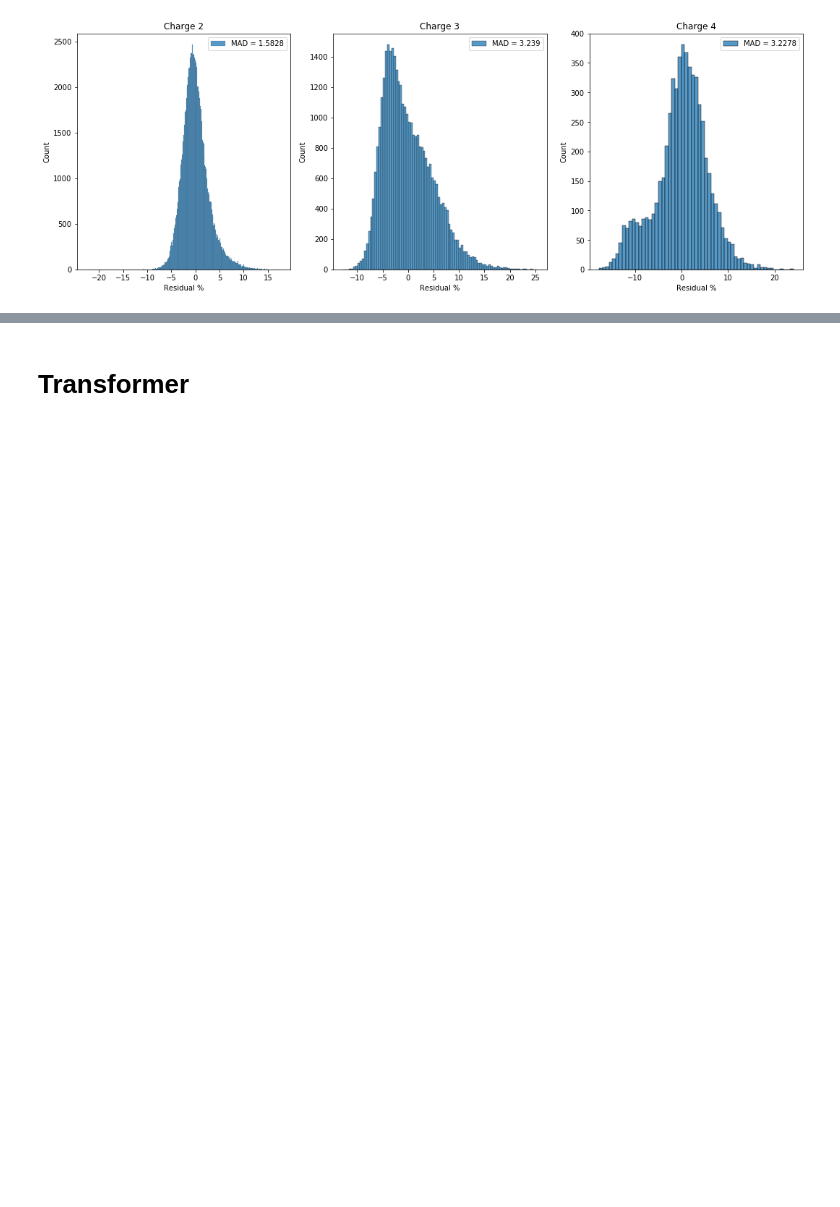
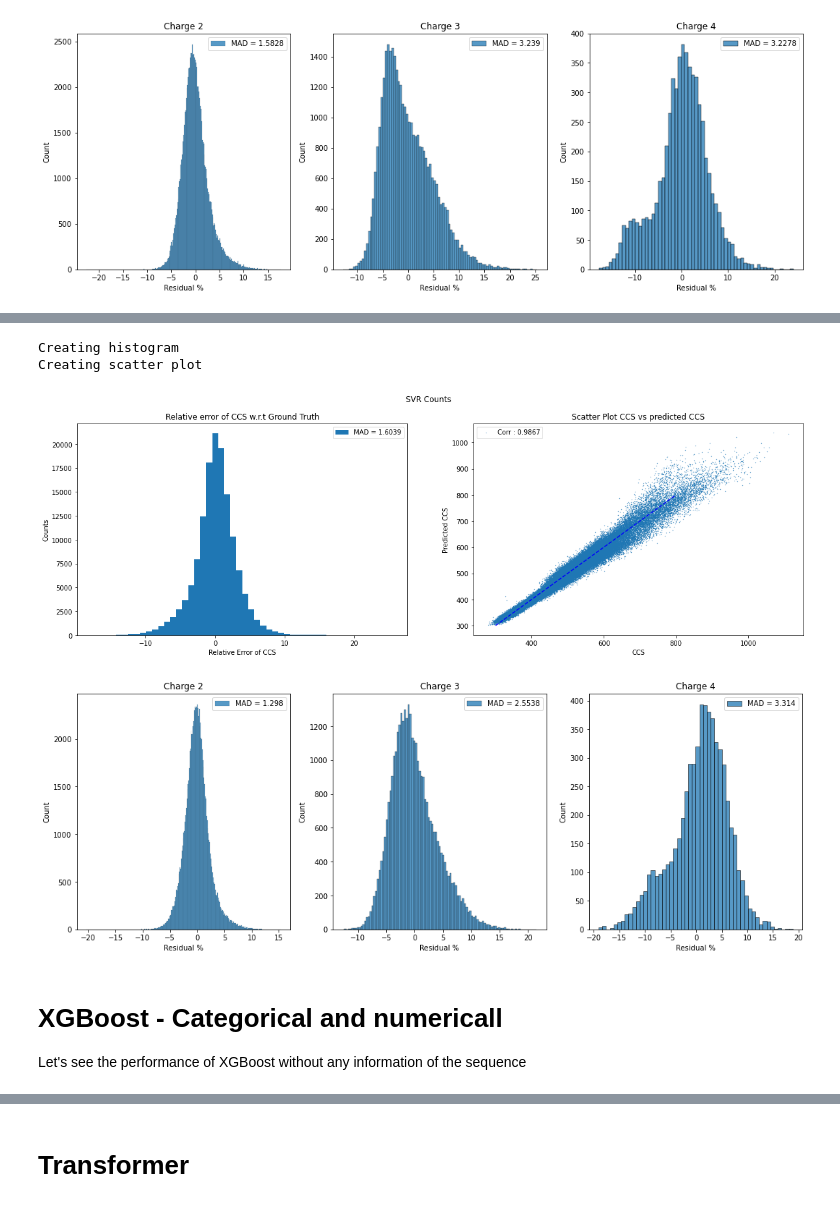
Before and after one commit to jlrestrepol/ccs, a Jupyter notebook: code/CCS_valset.ipynb, the cells around one changed output, grey strips where cells are left out. Drawn from its saved outputs; the diff is of its cells as text; code cells hidden in the pictures; blank space fills up the shorter version.

```diff
--- a/code/CCS_valset.ipynb
+++ b/code/CCS_valset.ipynb
@@ -79,0 +72,60 @@ features_complete =  np.load(paths_dic['data']+'counts_fig1.npy', allow_pickle=T
+# %%
+#Load data in
+
+features_complete =  np.load(paths_dic['data']+'dipeptide_fig1.npy', allow_pickle=True)
+
+#Train/Val splitv
+
+x_train, x_test, y_train, y_test = sklearn.model_selection.train_test_split(features_complete, df1['CCS'], random_state=3122021, stratify=features_complete[:,-1])
+
+#Instantiate models
+n_estimators = 50
+regr2 = BaggingRegressor(base_estimator=LinearSVR(dual =False, loss='squared_epsilon_insensitive'), n_estimators=n_estimators,
+random_state=0, n_jobs=-1, max_samples= 1.0/n_estimators, verbose = 1)
+regr3 = BaggingRegressor(base_estimator=LinearSVR(dual =False, loss='squared_epsilon_insensitive'), n_estimators=n_estimators,
+random_state=0, n_jobs=-1, max_samples= 1.0/n_estimators, verbose = 1)
+regr4 = BaggingRegressor(base_estimator=LinearSVR(dual =False, loss='squared_epsilon_insensitive'), n_estimators=n_estimators,
+random_state=0, n_jobs=-1, max_samples= 1.0/n_estimators, verbose = 1)
+
+regr2.fit(x_train[x_train[:,-1]==2][:,:-1], y_train[x_train[:,-1]==2])
+regr3.fit(x_train[x_train[:,-1]==3][:,:-1], y_train[x_train[:,-1]==3])
+regr4.fit(x_train[x_train[:,-1]==4][:,:-1], y_train[x_train[:,-1]==4])
+
+preds = pd.DataFrame(df1.loc[y_test.index][['Charge', 'CCS']], columns = ['Charge', 'CCS'])
+preds['svr'] = 0
+
+preds.loc[preds['Charge']==2, 'svr'] = regr2.predict(x_test[x_test[:,-1]==2][:,:-1])
+preds.loc[preds['Charge']==3, 'svr'] = regr3.predict(x_test[x_test[:,-1]==3][:,:-1])
+preds.loc[preds['Charge']==4, 'svr'] = regr4.predict(x_test[x_test[:,-1]==4][:,:-1])
+
+res_rel = (preds['svr']-y_test)/y_test*100
+
+print('Creating histogram')
+fig, ax = plt.subplots(nrows = 1, ncols = 2, figsize = (20, 6))
+fig.suptitle('SVR Counts', fontsize = 12)
+ax[0].hist(res_rel, bins = 50, label = f'MAD = {np.round(scipy.stats.median_abs_deviation(res_rel), 4)}')
+ax[0].set_xlabel('Relative Error of CCS')
+ax[0].set_ylabel('Counts')
+ax[0].set_title('Relative error of CCS w.r.t Ground Truth')
+ax[0].legend()
+
+print('Creating scatter plot')
+corr, _ = scipy.stats.pearsonr(preds['svr'],y_test)
+ax[1].scatter(y_test, preds['svr'], label = f'Corr : {np.round(corr, 4)}', s = 0.1)
+ax[1].set_xlabel('CCS')
+ax[1].set_ylabel('Predicted CCS')
+ax[1].set_title('Scatter Plot CCS vs predicted CCS')
+ax[1].plot(np.arange(300,800), np.arange(300,800), 'b--')
+ax[1].legend()
+
+fig, ax = plt.subplots(nrows=1, ncols=3, figsize=(18,6))
+i = 0
+for ax, df_it in zip(ax, [preds[preds['Charge']==2], preds[preds['Charge']==3], preds[preds['Charge']==4]]):
+    res_rel = (df_it['CCS']-df_it['svr'])/df_it['svr']*100
+    sns.histplot(res_rel, ax = ax, label = f'MAD = {np.round(scipy.stats.median_abs_deviation(res_rel), 4)}')
+    ax.set_xlabel('Residual %')
+    ax.set_ylabel('Count')
+    ax.set_title(f'Charge {i+2}')
+    ax.legend()
+    i += 1
+# %% [output]
@@ -79,0 +150,7 @@ features_complete =  np.load(paths_dic['data']+'counts_fig1.npy', allow_pickle=T
+Creating histogram
+Creating scatter plot
+[figure, added]
+[figure, added]
+# %% [markdown]
+# XGBoost - Categorical and numericall
+Let's see the performance of XGBoost without any information of the sequence
```
Also changed, not shown: parts of 41 cells of this notebook.
